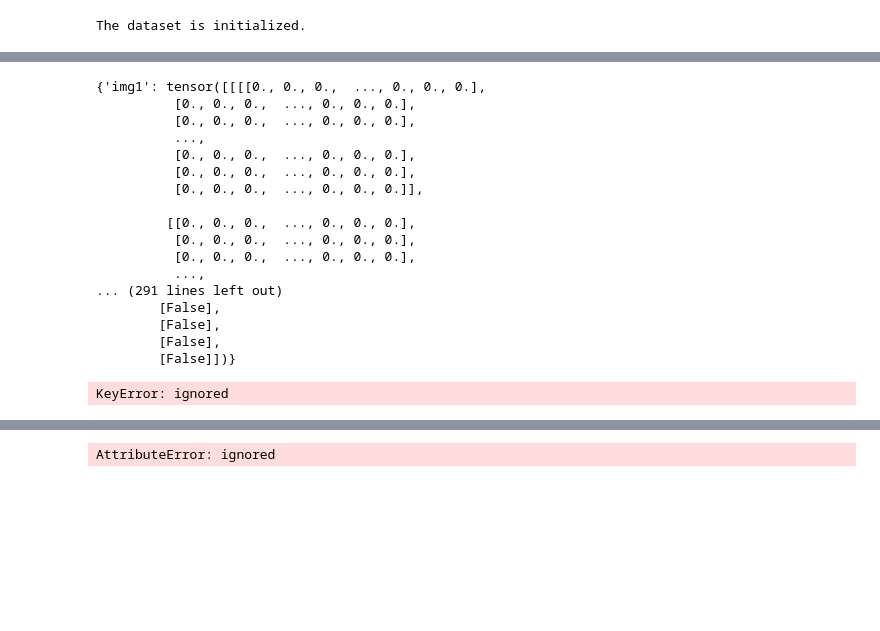
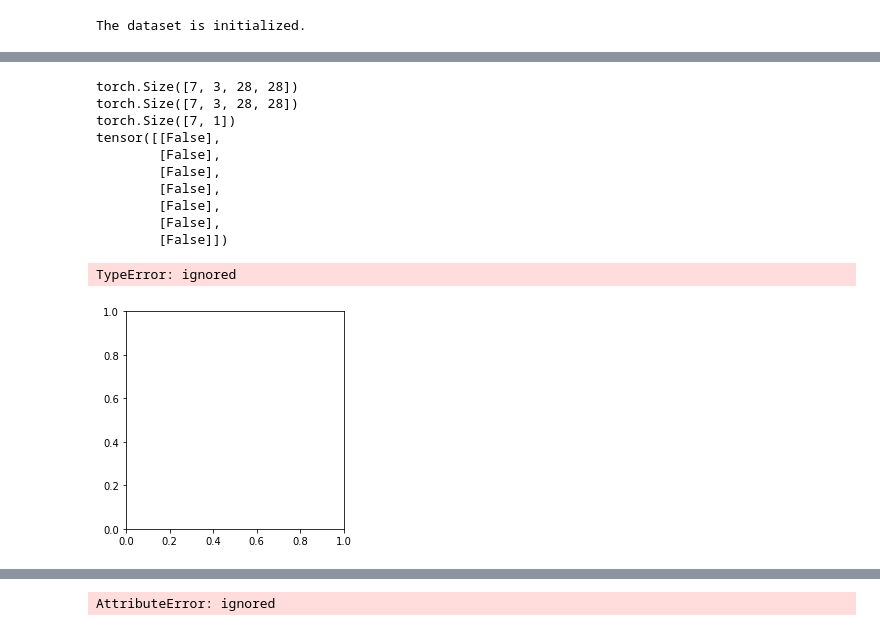
Before and after one commit to xinmiaow/CPSC533R, a Jupyter notebook: Assignment01/assignment1.ipynb, the cells around one changed output, grey strips where cells are left out. Drawn from its saved outputs; the diff is of its cells as text; code cells hidden in the pictures; blank space fills up the shorter version.

```diff
--- a/Assignment01/assignment1.ipynb
+++ b/Assignment01/assignment1.ipynb
@@ -143,31 +143,28 @@ class myNN_dict(myNN):
 iterator = iter(train_loader)
 batch = next(iterator)
 
-print(batch)
-print(batch['img1'])
+print(batch['img1'].shape)
+print(batch['img2'].shape)
+print(batch['matching_pair'].shape)
+print(batch['matching_pair'])
+# print(batch['img1'])
 # %% [output]
-{'img1': tensor([[[[0., 0., 0.,  ..., 0., 0., 0.],
-          [0., 0., 0.,  ..., 0., 0., 0.],
-          [0., 0., 0.,  ..., 0., 0., 0.],
-          ...,
-          [0., 0., 0.,  ..., 0., 0., 0.],
-          [0., 0., 0.,  ..., 0., 0., 0.],
-          [0., 0., 0.,  ..., 0., 0., 0.]],
-
-         [[0., 0., 0.,  ..., 0., 0., 0.],
-          [0., 0., 0.,  ..., 0., 0., 0.],
-          [0., 0., 0.,  ..., 0., 0., 0.],
-          ...,
-... (291 lines left out)
+torch.Size([7, 3, 28, 28])
+torch.Size([7, 3, 28, 28])
+torch.Size([7, 1])
+tensor([[False],
         [False],
         [False],
         [False],
-        [False]])}
+        [False],
+        [False],
+        [False]])
-KeyError: ignored
 # %%
-sample = batch[1]
-plt.imshow(torch.cat([sample[0],
-          sample[1]],dim=2).cpu().numpy().squeeze())
+plt.imshow(torch.cat([batch['img1'][0],
+          batch['img2'][0]],dim=1).cpu().numpy().squeeze())
+# %% [output]
+TypeError: ignored
+[figure, added]
 # %%
 model_2 = myNN_dict(activation_layer=nn.Tanh()).to(device)
 print(model_2)
```
Also changed, not shown: parts of 4 cells of this notebook.
